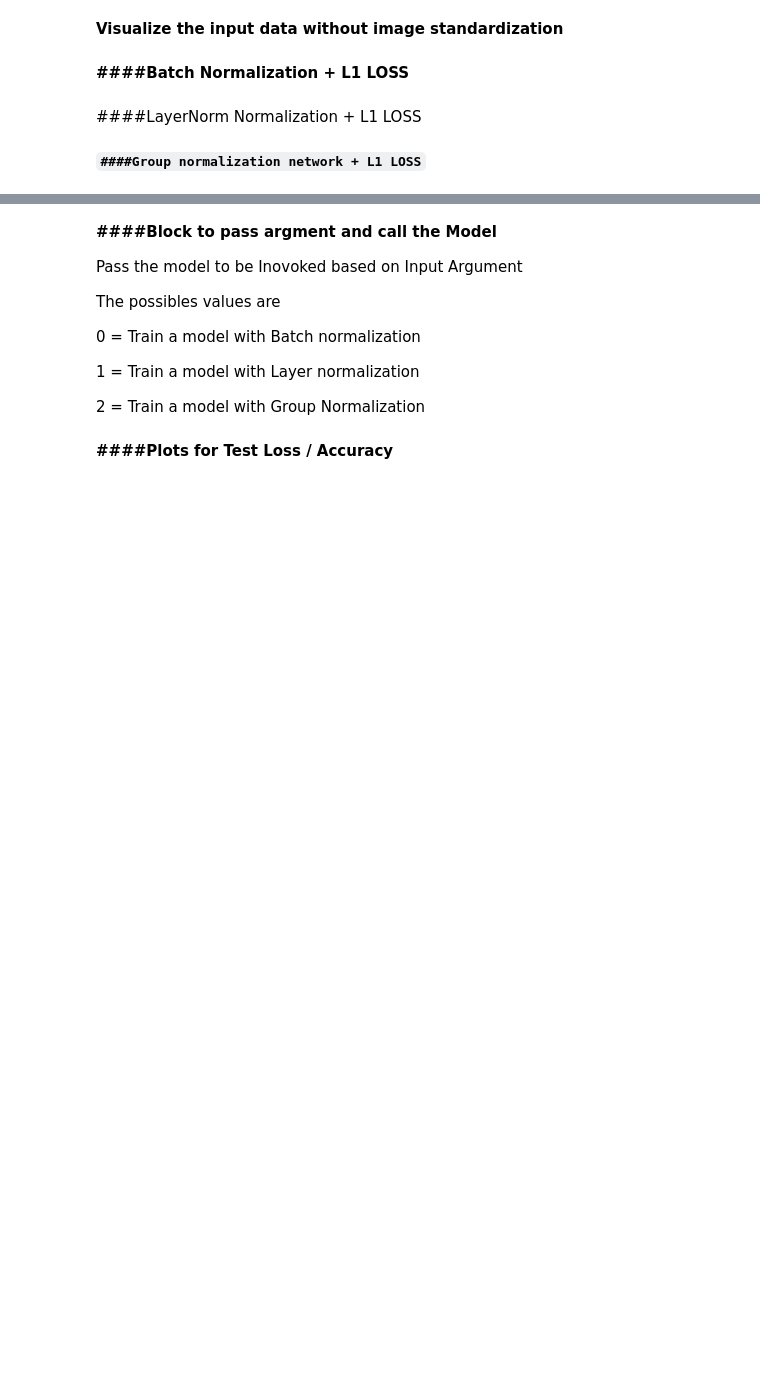
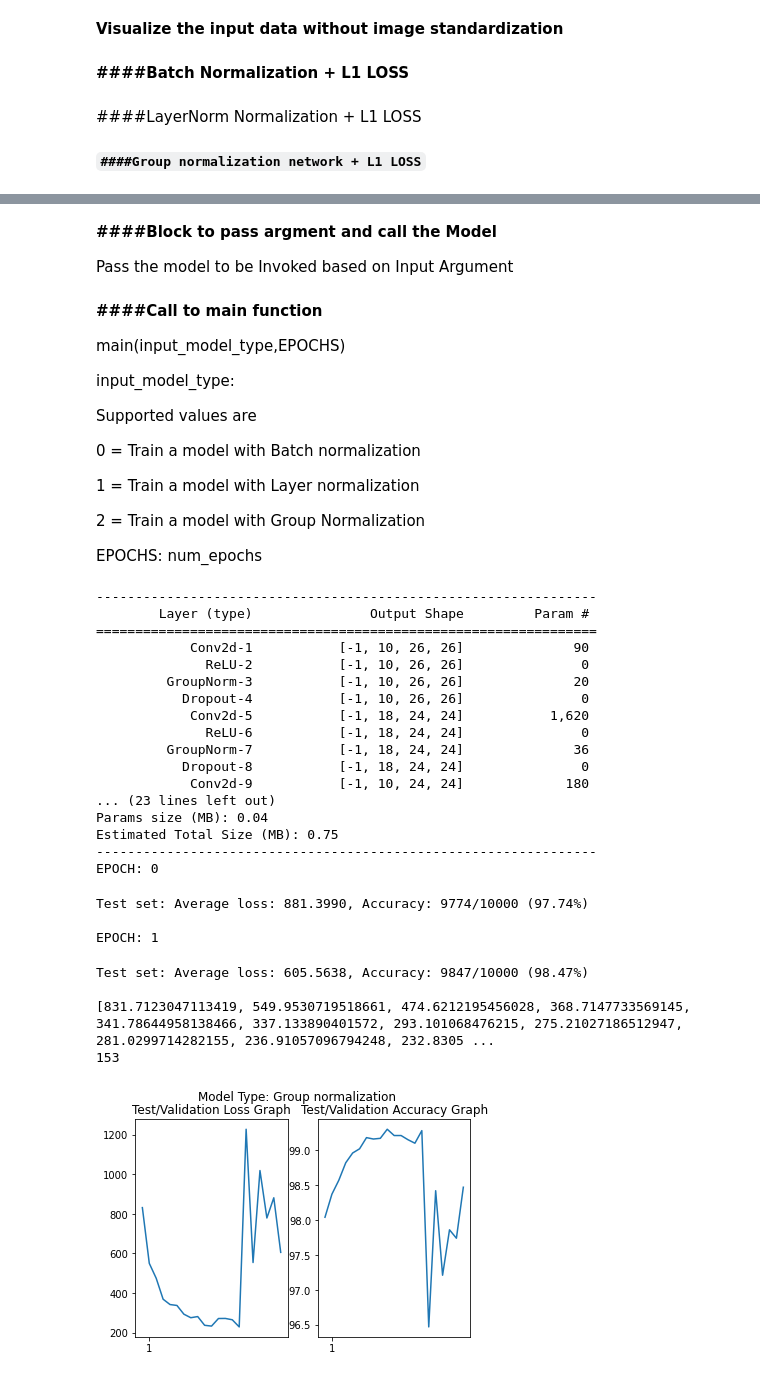
Before and after one commit to raghunadh-eva/eva6, a Jupyter notebook: S6_ASSIGNMENT/3MODELS.ipynb, the cells around one changed output, grey strips where cells are left out. Saved outputs shown, nothing was run; the diff lists cells and outputs as text; code cells hidden in the pictures; blank space fills up the shorter version.

```diff
--- a/S6_ASSIGNMENT/3MODELS.ipynb
+++ b/S6_ASSIGNMENT/3MODELS.ipynb
@@ -112,7 +115,7 @@ dropout_perc = 0.05
 # %%
 class BatchNormNet(nn.Module):
     def __init__(self):
-        super(Net, self).__init__()
+        super(BatchNormNet, self).__init__()
 
         # Input Block
         self.convblock1 = nn.Sequential(
@@ -428,0 +441,4 @@ print(device)
+# %% [markdown]
+**####Block to pass argment and call the Model**
+
+Pass the model to be Invoked based on Input Argument
@@ -429,47 +493,44 @@ print(device)
 # %% [markdown]
-**####Block to pass argment and call the Model**
+**####Call to main function**
 
-Pass the model to be Inovoked based on Input Argument
+main(input_model_type,EPOCHS)
 
-The possibles values are
+input_model_type:
+
+Supported values are
 
 0 = Train a model with Batch normalization
 
 1 = Train a model with Layer normalization
 
 2 = Train a model with Group Normalization
+
+EPOCHS: num_epochs
-# %%
-def main(input_model_type,EPOCHS):
-  if input_model_type == 0:
-    model = BacthNormNet().to(device)
-    plt.title('Model Type: Batch normalization')
-  elif input_model_type == 1:
-    model = LayerNormNet().to(device)
-    plt.title('Model Type: Layer normalization')
-  elif input_model_type == 2:
-    model = GroupNormNet().to(device)
-    plt.title('Model Type: Group normalization')
-  else:
-    print("Invalid input for input_model_type",input_model_type)
-    print("Supported values are 0 = Batch Norm,1 = Layer Norm,2 = Group Norm")
-
-def run_train_test(model,EPOCHS):
-  summary(model, input_size=(1, 28, 28))
-  optimizer = optim.SGD(model.parameters(), lr=0.01, momentum=0.9)
-
-  for epoch in range(EPOCHS):
-    print("EPOCH:", epoch)
-    train(model, device, train_loader, optimizer, epoch)
-    test_fail_data = []
-    test_fail_target = []
-    test(model, device, test_loader)
-
-  plt.xlabel('Test/Validation Loss Graph')
-  plt.ylabel('LOSS')
-  plt.plot(test_losses)
-
-  plt.xlabel('Test/Validation Accuracy Graph')
-  plt.ylabel('Accuracy')
-  plt.plot(test_acc)
-# %% [markdown]
-**####Plots for Test Loss / Accuracy**
+# %%
+main(2,2)
+# %% [output]
+----------------------------------------------------------------
+        Layer (type)               Output Shape         Param #
+================================================================
+            Conv2d-1           [-1, 10, 26, 26]              90
+              ReLU-2           [-1, 10, 26, 26]               0
+         GroupNorm-3           [-1, 10, 26, 26]              20
+           Dropout-4           [-1, 10, 26, 26]               0
+            Conv2d-5           [-1, 18, 24, 24]           1,620
+              ReLU-6           [-1, 18, 24, 24]               0
+         GroupNorm-7           [-1, 18, 24, 24]              36
+           Dropout-8           [-1, 18, 24, 24]               0
+            Conv2d-9           [-1, 10, 24, 24]             180
+... (23 lines left out)
+Params size (MB): 0.04
+Estimated Total Size (MB): 0.75
+----------------------------------------------------------------
+EPOCH: 0
+Test set: Average loss: 881.3990, Accuracy: 9774/10000 (97.74%)
+
+EPOCH: 1
+Test set: Average loss: 605.5638, Accuracy: 9847/10000 (98.47%)
+
+[831.7123047113419, 549.9530719518661, 474.6212195456028, 368.7147733569145, 341.78644958138466, 337.133890401572, 293.101068476215, 275.21027186512947, 281.0299714282155, 236.91057096794248, 232.8305 ...
+153
+[figure, added]
```
Also changed, not shown: parts of 6 cells of this notebook.
